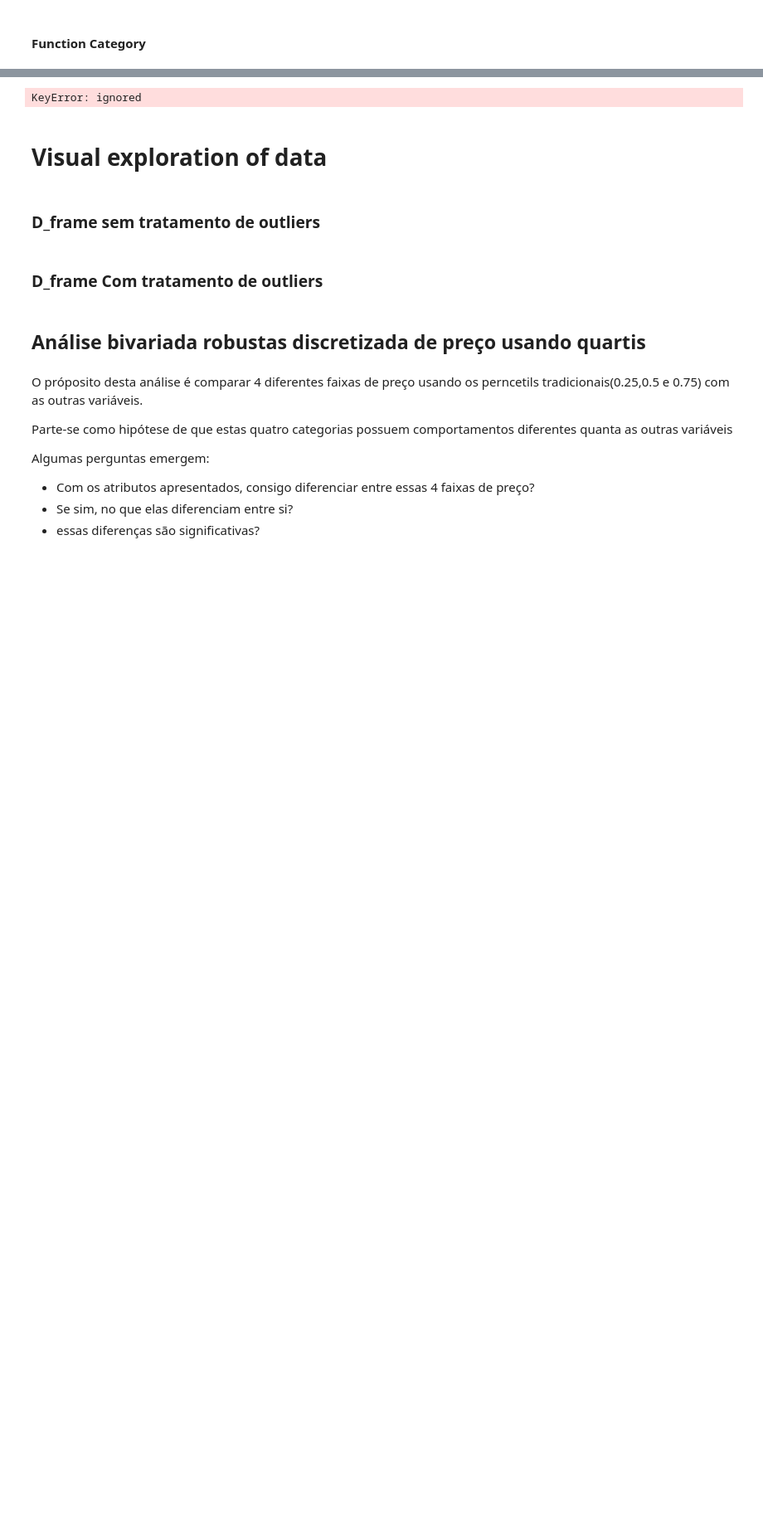
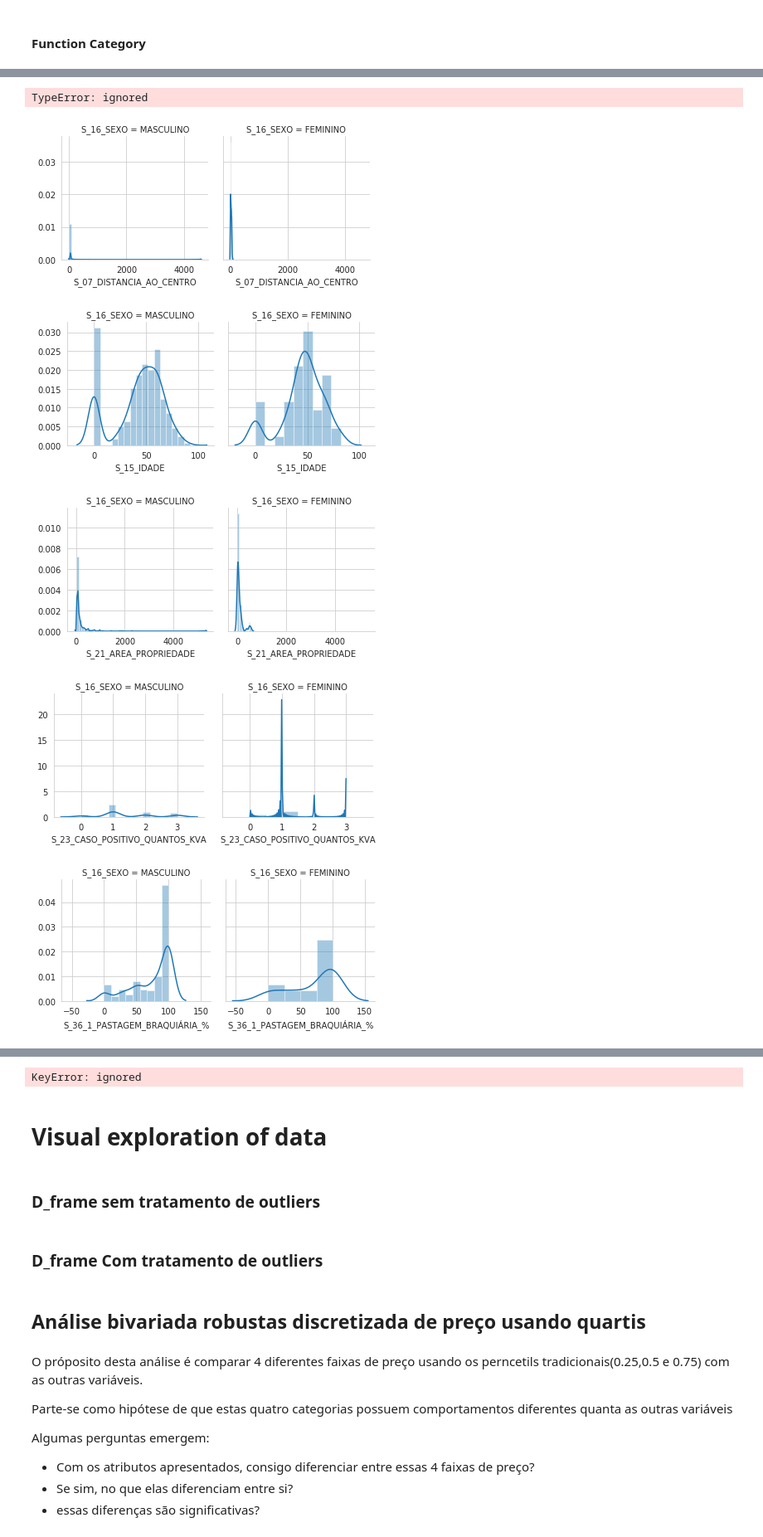
Before and after one commit to pyunc/canastra_science, a Jupyter notebook: canastra.ipynb, the cells around one changed output, grey strips where cells are left out. Shown at 83% size. Saved outputs shown, nothing was run; the diff lists cells and outputs as text; code cells hidden in the pictures; blank space fills up the shorter version.

```diff
--- a/canastra.ipynb
+++ b/canastra.ipynb
@@ -148,14 +151,16 @@ param=[
 
     ##INDI.GEOGRAFICA
 
-    "S_97_VOCÊ_CONHECE_O_TERMO_INDICAÇÃO_GEOGRÁFICA","S_98_CASO_CONHEÇA_QUE_BENEFÍCIOS_ESPERA_DE_UMA_IG",
+    "S_97_VOCÊ_CONHECE_O_TERMO_INDICAÇÃO_GEOGRÁFICA",
+    #"S_98_CASO_CONHEÇA_QUE_BENEFÍCIOS_ESPERA_DE_UMA_IG",
        "S_99_SABE_QUE_A_REGIÃO_CANASTRA_RECEBEU_REGISTRO_IG","S_100_HA_AGUA_CORRENTE_NA_PROPRIEDADE","S_101_ESTA_AGUA_ESTÁ_POLUIDA","S_103_POSSUI_NASCENTE_PROPRIEDADE",
        "S_105_NASCENTES_ESTAO_CONSERVADAS","S_107_FONTE_DE_CAPTAÇÃO_DE_AGUA","S_108_ÁGUA_UTILIZADA_POSSUI_REGISTRO","S_109_POSSUI_VEGETAÇÃO_NA_PROPRIEDADE","S_111_POSSUI_RESERVA_LEGAL_REGISTRADA",
        "S_114_TIPO_DE_RESÍDUO_GERADO_NA_PROPRIEDADE","S_115_O_QUE_É_FEITO_COM_EMBALAGENS_DE_AGROTÓXICOS","S_116_DESTINO_EMBALAGENS_DE_PRODUTOS_VETERINÁRIOS",
        "S_117_O_QUE_É_FEITO_COM_O_DEJETO_ANIMAL","S_118_O_QUE_É_FEITO_COM_A_SOBRA_DE_CULTURAS","S_119_O_QUE_É_FEITO_COM_O_SORO_DO_QUEIJO","S_120_POSSUI_REGULARIZAÇÃO_AMBIENTAL_PRODUÇÃO",
 
        #AGROTURISMO /TURISMO RURAL
-       "S_121_TRABALHA_COM_AGROTURISMO_NA_PROPRIEDADE","S_122_CASO_NAO_TRABALHE_AGROTURISMO_TEM_INTERESSE","S_123_HA_QUANTO_TRABALHA_AGROTURISMO","S_124_ATIVIDADE_AGROTURISMO_EXERCE_NA_PROPRIEDADE",
+       "S_121_TRABALHA_COM_AGROTURISMO_NA_PROPRIEDADE","S_122_CASO_NAO_TRABALHE_AGROTURISMO_TEM_INTERESSE",
+       #"S_123_HA_QUANTO_TRABALHA_AGROTURISMO",
 
 
        #ASPECTO SOCIO ECONOMICO
@@ -239,8 +246,8 @@ for column in param_mean:
 
 param_prop = ["S_152_POSSUI_NÚMERO_INSCRIÇÃO_SOCIAL",
               "S_68_QUAIS_AS_VACINAS_APLICADAS_NO_REBANHO",
-              "S_124_ATIVIDADE_AGROTURISMO_EXERCE_NA_PROPRIEDADE",
 "S_35_PRINCIPAIS_RACAS_UTILIZADAS",
+#"S_98_CASO_CONHEÇA_QUE_BENEFÍCIOS_ESPERA_DE_UMA_IG",
 "S_16_SEXO",
 "S_37_SISTEMA_DE_PRODUÇÃO",
 "S_39_SUPLEMENTAÇÃO_ALIMENTAR",
@@ -306,7 +313,9 @@ param_prop = ["S_152_POSSUI_NÚMERO_INSCRIÇÃO_SOCIAL",
 "S_151_CONDIÇÕES_DAS_ESTRADAS",
 "S_154_TEM_DOCUMENTAÇÃO_LEGALIZADA_DA_PROPRIEDADE",
 "S_156_PRODUÇÃO_SOFRE_INTERFERÊNCIA_POR_PARTE_ICMBIO_IBAMA","S_06_MUNICIPIO","S_45_POSSUI_ORDENHA_MECÂNICA",
-"S_81_QUAL_SERIA_GARGALO_HOJE","S_122_CASO_NAO_TRABALHE_AGROTURISMO_TEM_INTERESSE"]
+"S_81_QUAL_SERIA_GARGALO_HOJE",
+#"S_122_CASO_NAO_TRABALHE_AGROTURISMO_TEM_INTERESSE"
+             ]
 
 for column in param_prop:
   df_clean[column] = df_clean[column].fillna(method='ffill').fillna(method='bfill')
@@ -590,0 +534,4 @@ Output hidden; open in https://colab.research.google.com to view.
+# %%
+column_drop,df_dummy=dummy_consol(df_clean)
+
+df_clean_full=pd.concat([df_clean.drop(column_drop,axis=1),df_dummy],axis=1)
@@ -590,0 +717,17 @@ Output hidden; open in https://colab.research.google.com to view.
+# %%
+#Distribuição geral dos dados
+
+#Pode-se notar diversas distribuições (bi,normal,exponencial e triangular)
+
+for feature in param_num:
+  g = sns.FacetGrid(df_clean_full,col="S_16_SEXO")
+  g.map(sns.distplot, feature)
+
+plt.plot()
+# %% [output]
+TypeError: ignored
+[figure, added]
+[figure, added]
+[figure, added]
+[figure, added]
+[figure, added]
```
Also changed, not shown: parts of 26 cells of this notebook.
